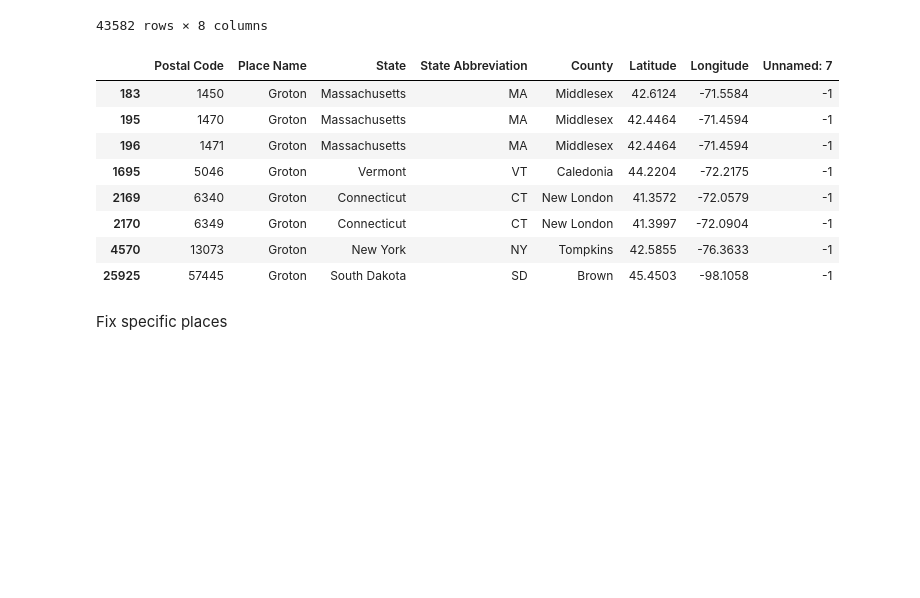
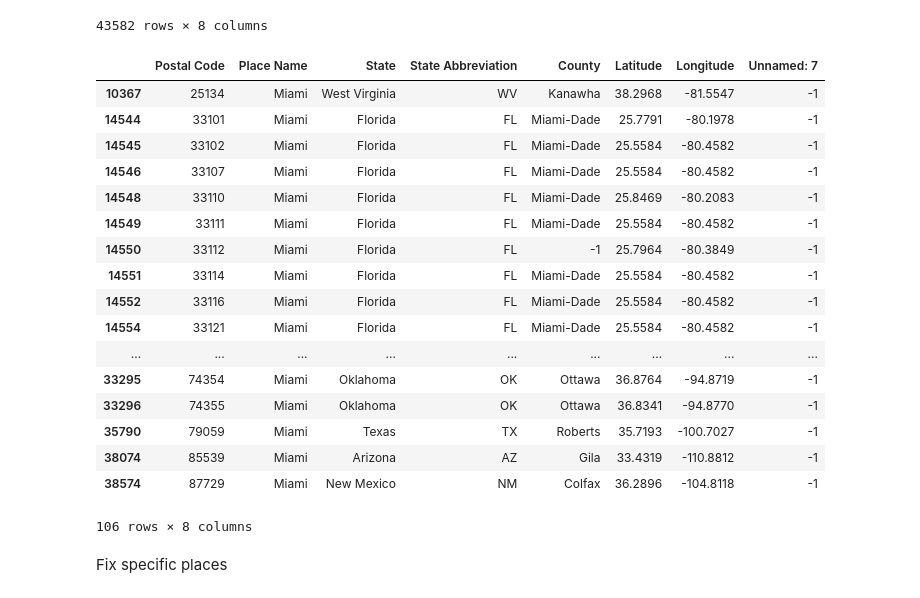
Before and after one commit to along528/insight, a Jupyter notebook: studies/zipcodes/zipcode_mapping.ipynb, the cells around one changed output. Cells and saved outputs as stored; diff of their text form; code cells hidden in the pictures; blank space fills up the shorter version.

```diff
--- a/studies/zipcodes/zipcode_mapping.ipynb
+++ b/studies/zipcodes/zipcode_mapping.ipynb
@@ -35,18 +35,27 @@ zipdf
 | 43581 | 99950 | Ketchikan | Alaska | AK | Ketchikan Gateway | 55.5420 | -131.4327 | -1 |
 43582 rows × 8 columns
 # %%
-zipdf[zipdf['Postal Code']==6340]
-zipdf[zipdf['Place Name']=='Groton']
+zipdf[zipdf['Postal Code']==63135]
+zipdf[zipdf['Place Name']=='Miami']
 # %% [output]
 |  | Postal Code | Place Name | State | State Abbreviation | County | Latitude | Longitude | Unnamed: 7 |
-| 183 | 1450 | Groton | Massachusetts | MA | Middlesex | 42.6124 | -71.5584 | -1 |
-| 195 | 1470 | Groton | Massachusetts | MA | Middlesex | 42.4464 | -71.4594 | -1 |
-| 196 | 1471 | Groton | Massachusetts | MA | Middlesex | 42.4464 | -71.4594 | -1 |
-| 1695 | 5046 | Groton | Vermont | VT | Caledonia | 44.2204 | -72.2175 | -1 |
-| 2169 | 6340 | Groton | Connecticut | CT | New London | 41.3572 | -72.0579 | -1 |
-| 2170 | 6349 | Groton | Connecticut | CT | New London | 41.3997 | -72.0904 | -1 |
-| 4570 | 13073 | Groton | New York | NY | Tompkins | 42.5855 | -76.3633 | -1 |
-| 25925 | 57445 | Groton | South Dakota | SD | Brown | 45.4503 | -98.1058 | -1 |
+| 10367 | 25134 | Miami | West Virginia | WV | Kanawha | 38.2968 | -81.5547 | -1 |
+| 14544 | 33101 | Miami | Florida | FL | Miami-Dade | 25.7791 | -80.1978 | -1 |
+| 14545 | 33102 | Miami | Florida | FL | Miami-Dade | 25.5584 | -80.4582 | -1 |
+| 14546 | 33107 | Miami | Florida | FL | Miami-Dade | 25.5584 | -80.4582 | -1 |
+| 14548 | 33110 | Miami | Florida | FL | Miami-Dade | 25.8469 | -80.2083 | -1 |
+| 14549 | 33111 | Miami | Florida | FL | Miami-Dade | 25.5584 | -80.4582 | -1 |
+| 14550 | 33112 | Miami | Florida | FL | -1 | 25.7964 | -80.3849 | -1 |
+| 14551 | 33114 | Miami | Florida | FL | Miami-Dade | 25.5584 | -80.4582 | -1 |
+| 14552 | 33116 | Miami | Florida | FL | Miami-Dade | 25.5584 | -80.4582 | -1 |
+| 14554 | 33121 | Miami | Florida | FL | Miami-Dade | 25.5584 | -80.4582 | -1 |
+| ... | ... | ... | ... | ... | ... | ... | ... | ... |
+| 33295 | 74354 | Miami | Oklahoma | OK | Ottawa | 36.8764 | -94.8719 | -1 |
+| 33296 | 74355 | Miami | Oklahoma | OK | Ottawa | 36.8341 | -94.8770 | -1 |
+| 35790 | 79059 | Miami | Texas | TX | Roberts | 35.7193 | -100.7027 | -1 |
+| 38074 | 85539 | Miami | Arizona | AZ | Gila | 33.4319 | -110.8812 | -1 |
+| 38574 | 87729 | Miami | New Mexico | NM | Colfax | 36.2896 | -104.8118 | -1 |
+106 rows × 8 columns
 # %% [markdown]
 Fix specific places
 # %%
```
Also changed, not shown: parts of 9 cells of this notebook, 2 other files.
